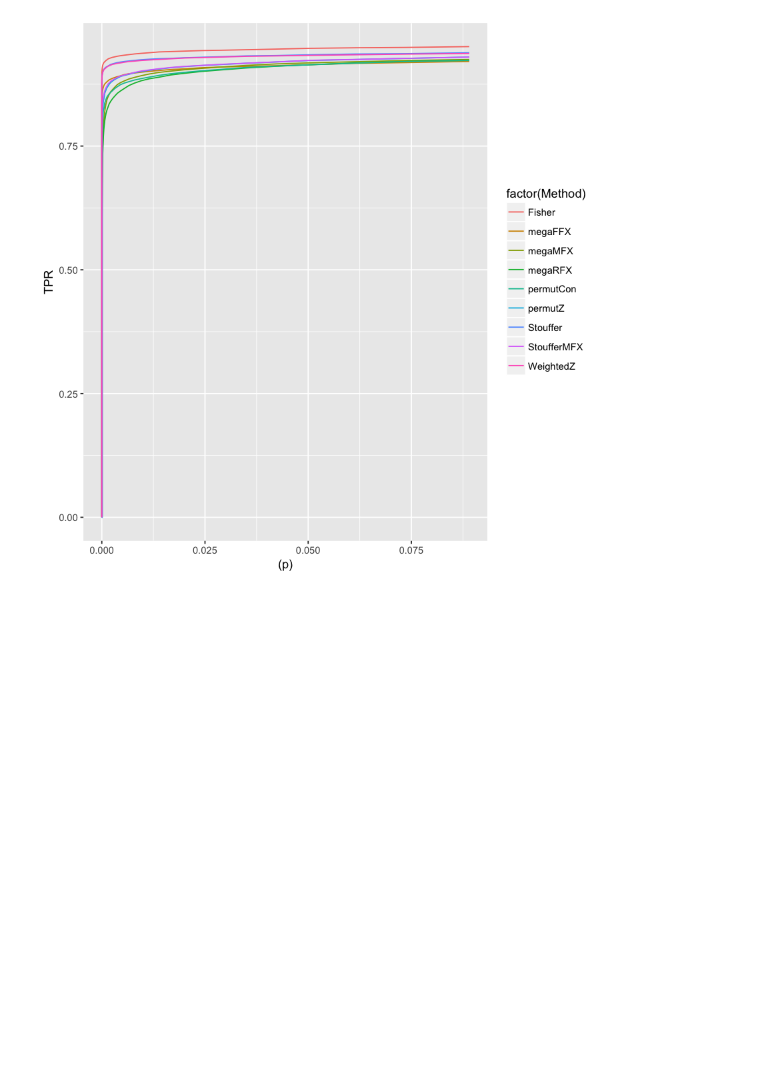
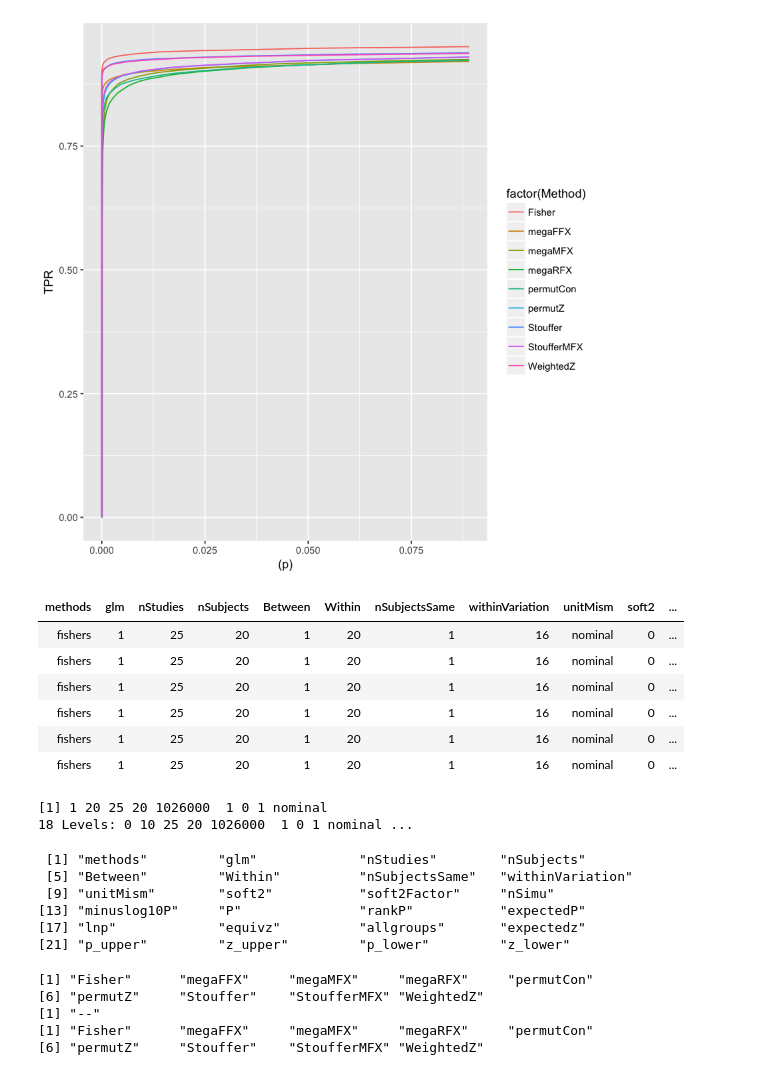
Before and after one commit to cmaumet/zmeta, a Jupyter notebook: real_data.ipynb, the cells around one changed output. Drawn from its saved outputs; the diff is of its cells as text; code cells hidden in the pictures; blank space fills up the shorter version.

```diff
--- a/real_data.ipynb
+++ b/real_data.ipynb
@@ -31,3 +31,53 @@ geom_line()
 print(p)
 # %% [output]
 [figure]
+# %%
+simufpr <- read.csv(file.path('data', 'allsimudat_test1_k025_n20_nominal.csv'))
+head(simufpr)
+# %% [output]
+| methods | glm | nStudies | nSubjects | Between | Within | nSubjectsSame | withinVariation | unitMism | soft2 | ... |
+| fishers | 1 | 25 | 20 | 1 | 20 | 1 | 16 | nominal | 0 | ... |
+| fishers | 1 | 25 | 20 | 1 | 20 | 1 | 16 | nominal | 0 | ... |
+| fishers | 1 | 25 | 20 | 1 | 20 | 1 | 16 | nominal | 0 | ... |
+| fishers | 1 | 25 | 20 | 1 | 20 | 1 | 16 | nominal | 0 | ... |
+| fishers | 1 | 25 | 20 | 1 | 20 | 1 | 16 | nominal | 0 | ... |
+| fishers | 1 | 25 | 20 | 1 | 20 | 1 | 16 | nominal | 0 | ... |
+# %%
+simufpr_homo <- subset(simufpr, withinVariation==1 & Between==1 & Within==20)
+# %% [output]
+[1] 1 20 25 20 1026000  1 0 1 nominal
+18 Levels: 0 10 25 20 1026000  1 0 1 nominal ...
+# %%
+simufpr_out16 <- subset(simufpr, withinVariation==16 & Between==1)
+names(simufpr_out16)
+# %% [output]
+ [1] "methods"         "glm"             "nStudies"        "nSubjects"
+ [5] "Between"         "Within"          "nSubjectsSame"   "withinVariation"
+ [9] "unitMism"        "soft2"           "soft2Factor"     "nSimu"
+[13] "minuslog10P"     "P"               "rankP"           "expectedP"
+[17] "lnp"             "equivz"          "allgroups"       "expectedz"
+[21] "p_upper"         "z_upper"         "p_lower"         "z_lower"
+# %%
+# simufpr_out16$Method <- simufpr_out16$methods
+
+levels(simufpr_out16$methods)[levels(simufpr_out16$methods)=="fishers"] <- "Fisher"
+levels(simufpr_out16$methods)[levels(simufpr_out16$methods)=="megaFFX_FSL"] <- "megaFFX"
+levels(simufpr_out16$methods)[levels(simufpr_out16$methods)=="stouffers"] <- "Stouffer"
+levels(simufpr_out16$methods)[levels(simufpr_out16$methods)=="stouffersMFX"] <- "StoufferMFX"
+levels(simufpr_out16$methods)[levels(simufpr_out16$methods)=="weightedZ"] <- "WeightedZ"
+
+levels(simufpr_homo$methods)[levels(simufpr_homo$methods)=="fishers"] <- "Fisher"
+levels(simufpr_homo$methods)[levels(simufpr_homo$methods)=="megaFFX_FSL"] <- "megaFFX"
+levels(simufpr_homo$methods)[levels(simufpr_homo$methods)=="stouffers"] <- "Stouffer"
+levels(simufpr_homo$methods)[levels(simufpr_homo$methods)=="stouffersMFX"] <- "StoufferMFX"
+levels(simufpr_homo$methods)[levels(simufpr_homo$methods)=="weightedZ"] <- "WeightedZ"
+
+print(levels(simufpr_out16$methods))
+print('--')
+print(levels(realdata$Method))
+# %% [output]
+[1] "Fisher"      "megaFFX"     "megaMFX"     "megaRFX"     "permutCon"
+[6] "permutZ"     "Stouffer"    "StoufferMFX" "WeightedZ"
+[1] "--"
+[1] "Fisher"      "megaFFX"     "megaMFX"     "megaRFX"     "permutCon"
+[6] "permutZ"     "Stouffer"    "StoufferMFX" "WeightedZ"
```
Also changed, not shown: parts of 2 cells of this notebook, 1 other file.
